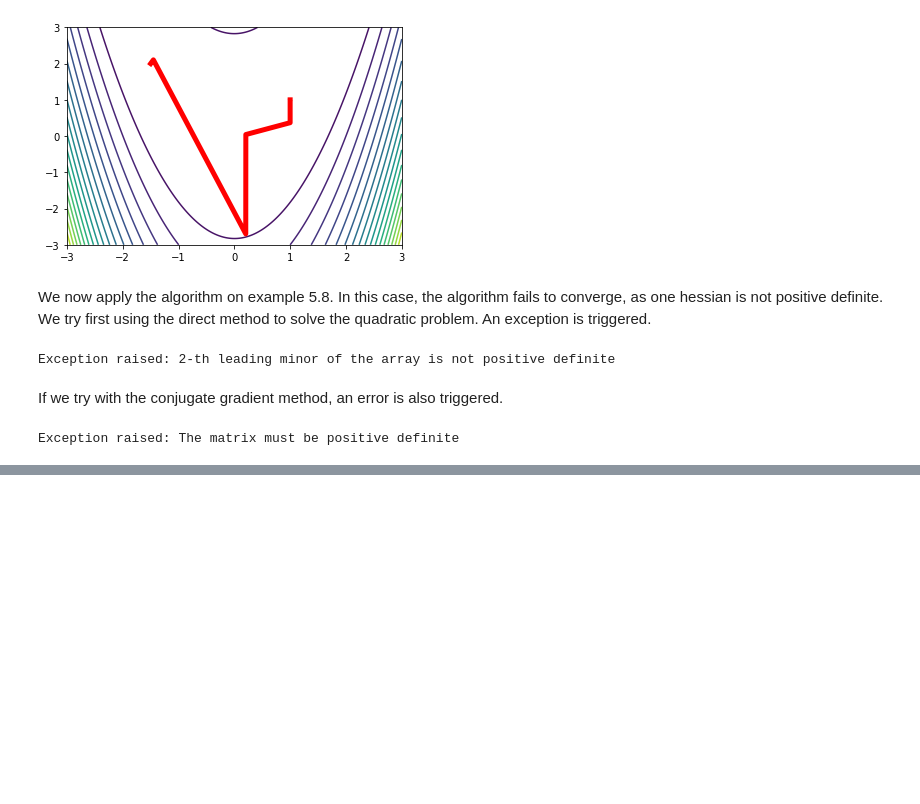
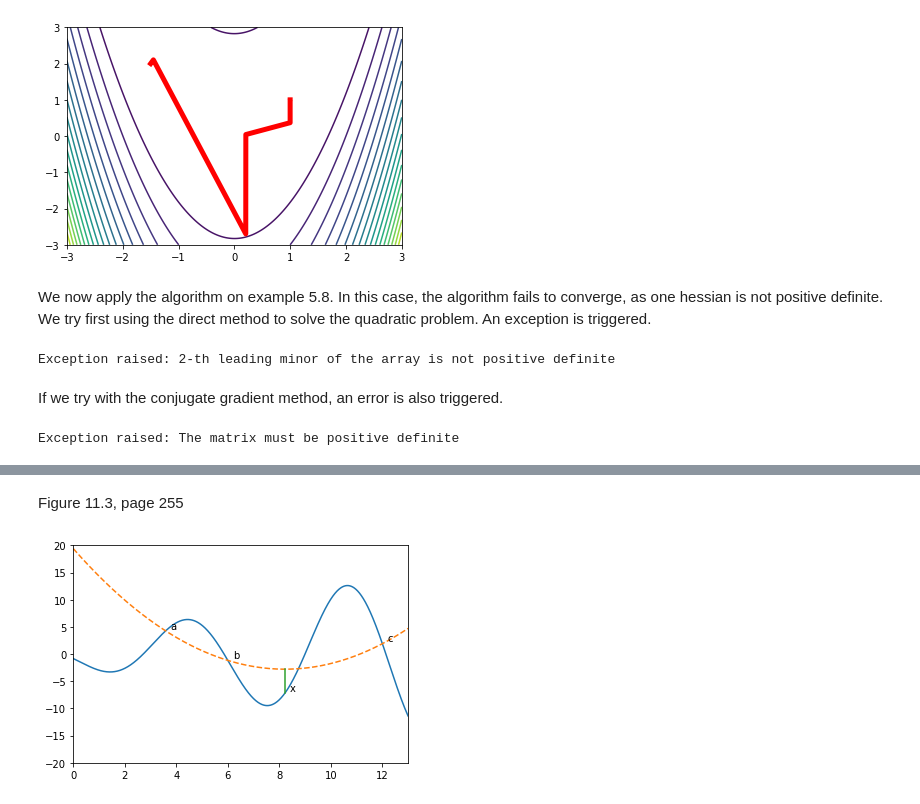
Before and after one commit to michelbierlaire/optimization-book, a Jupyter notebook: notebooks/unconstrained.ipynb, the cells around one changed output, grey strips where cells are left out. Saved outputs shown, nothing was run; the diff lists cells and outputs as text; code cells hidden in the pictures; blank space fills up the shorter version.

```diff
--- a/notebooks/unconstrained.ipynb
+++ b/notebooks/unconstrained.ipynb
@@ -267,0 +358,6 @@ Exception raised: The matrix must be positive definite
+# %% [markdown]
+Figure 11.3, page 255
+# %%
+plotIteration(1)
+# %% [output]
+[figure, added]
```
Also changed, not shown: parts of 19 cells of this notebook.
